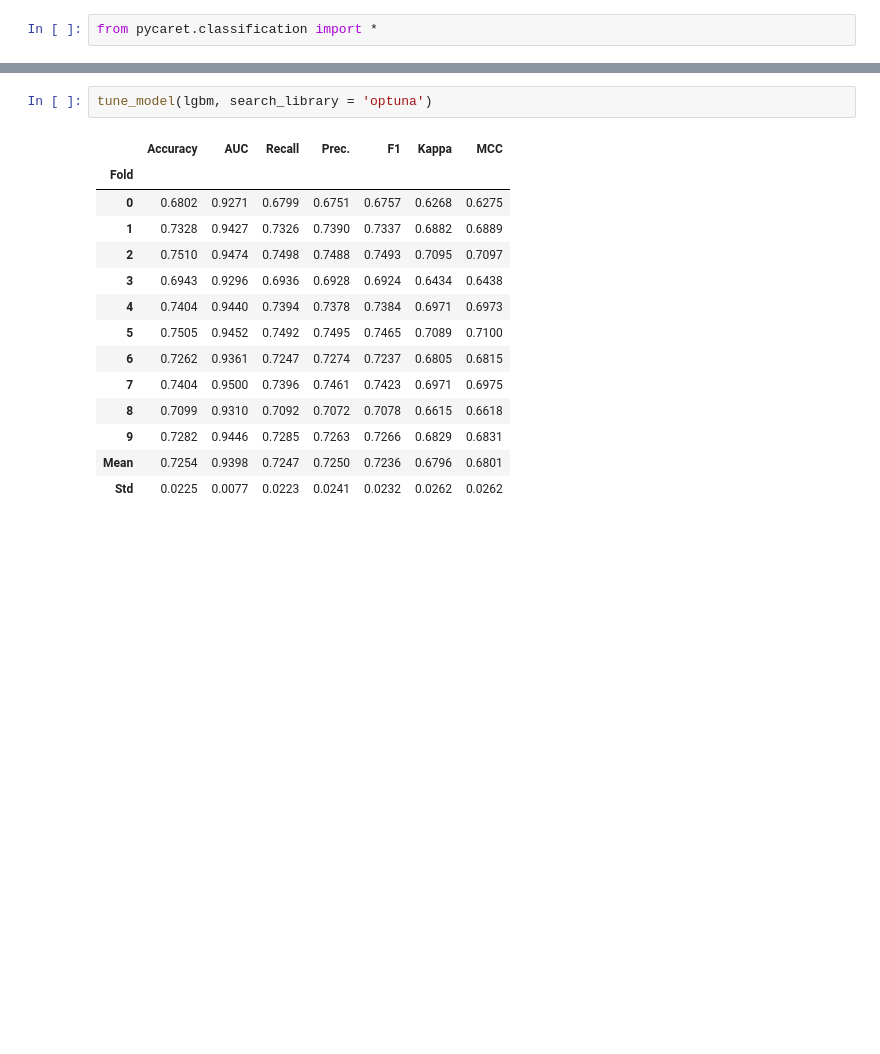
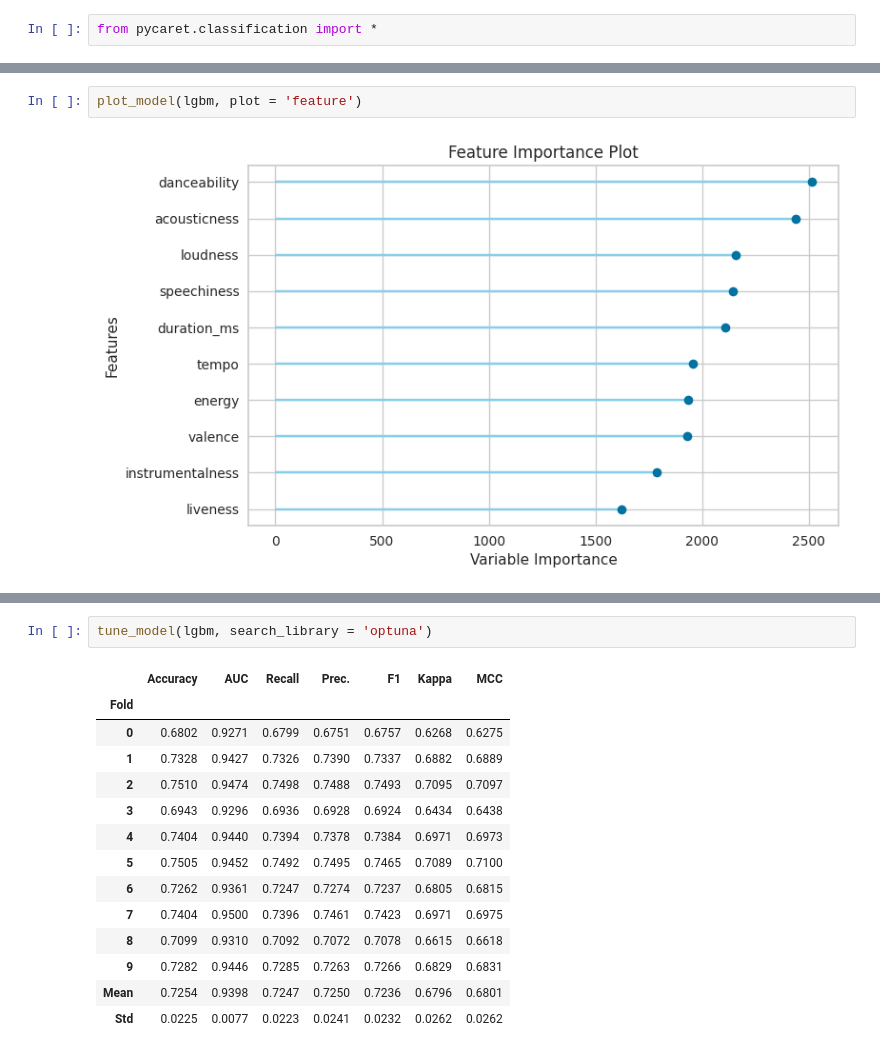
Before and after one commit to Cardoni15/694_spotify, a Jupyter notebook: supervised_learning/pycaret_classifier.ipynb, the cells around one changed output, grey strips where cells are left out. Drawn from its saved outputs; the diff is of its cells as text; blank space fills up the shorter version.

```diff
--- a/supervised_learning/pycaret_classifier.ipynb
+++ b/supervised_learning/pycaret_classifier.ipynb
@@ -89,0 +119,4 @@ lgbm = create_model('lightgbm')
+# %%
+plot_model(lgbm, plot = 'feature')
+# %% [output]
+[figure, added]
```
Also changed, not shown: parts of 15 cells of this notebook, 6 other files.
